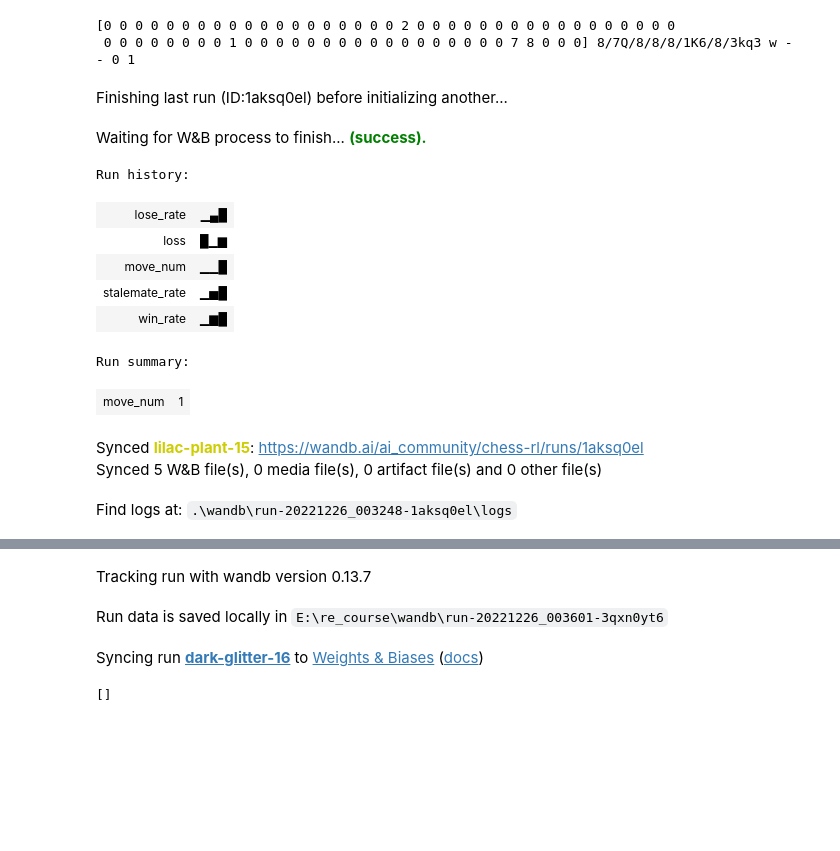
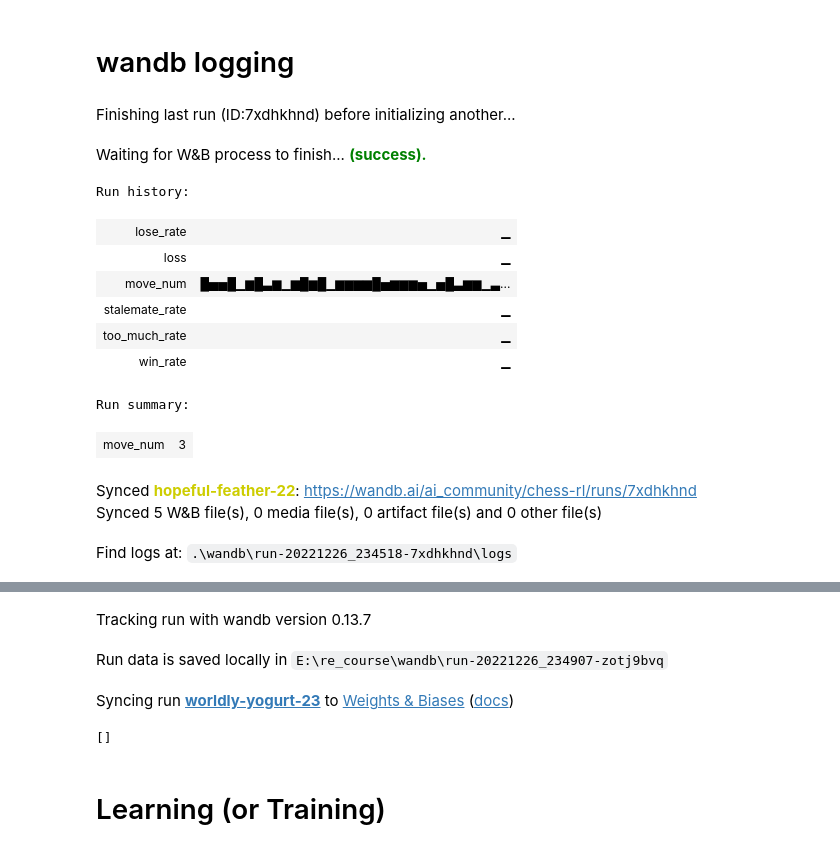
Before and after one commit to denis7502/re_course, a Jupyter notebook: dqn_agent.ipynb, the cells around one changed output, grey strips where cells are left out. Saved outputs shown, nothing was run; the diff lists cells and outputs as text; code cells hidden in the pictures; blank space fills up the shorter version.

Commit message:
simultaneous experiments and logging

```diff
--- a/dqn_agent.ipynb
+++ b/dqn_agent.ipynb
@@ -15,0 +19,10 @@ def is_checkmate(board, state):
+# %%
+frac = 0.01
+
+lr = 1e-2
+gamma = 0.96
+n_epochs = 100
+max_moves = 4
+
+stalemate_reward = 0.1
+too_much_reward = -0.6
@@ -16,14 +31,6 @@ def is_checkmate(board, state):
 # %%
 from re_algoritms.dqn import GrandMasterNet
 from re_algoritms.agents import DQNAgent
-
-board = chess.Board()
-
-lr = 1e-2
-gamma = 0.96
-n_epochs = 100
-
-stalemate_reward = 0.8
 
 policy_net = GrandMasterNet(
     board_vec_dim=68,
@@ -32,9 +39,10 @@ policy_net = GrandMasterNet(
 player = DQNAgent(
     lr=lr, gamma=gamma, model=policy_net
 )
+
 loader = tanstsovVecLoader(r'chess_app\dataset\result.json', r'chess_app\dataset\settings.json')
 loader.createDf()
-frac = 0.4
+
 dataset = loader.getAllData(frac=frac)
 fen_strings = dataset.iloc[:, 0]
 dataset = dataset.iloc[:, 1:]
@@ -57,53 +49,59 @@ dataset
-# %%
-for array, fen_string in zip(dataset.to_numpy(), fen_strings):
-    # print(_)
-    print(array, fen_string)
-    break
-# %% [output]
-[0 0 0 0 0 0 0 0 0 0 0 0 0 0 0 0 0 0 0 2 0 0 0 0 0 0 0 0 0 0 0 0 0 0 0 0 0
- 0 0 0 0 0 0 0 0 1 0 0 0 0 0 0 0 0 0 0 0 0 0 0 0 0 0 7 8 0 0 0] 8/7Q/8/8/8/1K6/8/3kq3 w - - 0 1
+# %% [markdown]
+# wandb logging
 # %%
 import wandb
 
 wandb.init(
     project='chess-rl',
     config={
         'epochs': n_epochs,
         'lr': lr,
+        'max_moves': max_moves,
         'gamma': gamma,
         'frac': frac,
-        'dataset_len': len(fen_strings)
+        'dataset_len': len(fen_strings),
+        'loss_func': '1 - torch.sum(torch.mul(self.actions, rewards))'
     }
 )
 
-wandb.run.name = f'BoardNet: {3}, MovesNet: {2}, OutputNet: {2}, activation: leaky-relu, lr={lr}, gamma={gamma}, shuffle, stalemate_reward={stalemate_reward}, 1 - loss'
+wandb.run.name = f'BoardNet: {3}, MovesNet: {2}, OutputNet: {2},' \
+                 f'activation: leaky-relu,' \
+                 f'lr={lr},' \
+                 f'gamma={gamma},' \
+                 f'shuffle,' \
+                 f'stalemate_reward={stalemate_reward},' \
+                 f'too_much_reward={too_much_reward}'
 
 wandb.define_metric("loss", summary="min")
 wandb.define_metric("loss_epoch", summary="min")
 
 wandb.define_metric('move_num')
 
 wandb.define_metric("win_rate", summary="max")
 wandb.define_metric("win_rate_epoch", summary="max")
 
 wandb.define_metric("lose_rate", summary="min")
 wandb.define_metric("lose_rate_epoch", summary="min")
 
 wandb.define_metric('stalemate_rate', summary="min")
 wandb.define_metric('stalemate_rate_epoch', summary="min")
 
+wandb.define_metric('too_much_rate', summary="min")
+wandb.define_metric('too_much_rate_epoch', summary="min")
+
 wandb.watch(player.policy_net, log='all', log_freq=10)
 # %% [output]
-Finishing last run (ID:1aksq0el) before initializing another...
+Finishing last run (ID:7xdhkhnd) before initializing another...
 Waiting for W&B process to finish... (success).
 Run history:
-| lose_rate | ▁▄█ |
-| loss | █▁▆ |
-| move_num | ▁▁█ |
-| stalemate_rate | ▁▅█ |
-| win_rate | ▁▆█ |
+| lose_rate | ▁ |
+| loss | ▁ |
+| move_num | █▅▅█▁▆█▃▆▁▆█▆█▁▆▆▆▆█▅▆▆▆▅▁▅█▃▆▆▁▃... |
+| stalemate_rate | ▁ |
+| too_much_rate | ▁ |
+| win_rate | ▁ |
 Run summary:
-| move_num | 1 |
+| move_num | 3 |
-Synced lilac-plant-15: https://wandb.ai/ai_community/chess-rl/runs/1aksq0el
+Synced hopeful-feather-22: https://wandb.ai/ai_community/chess-rl/runs/7xdhkhnd
 Synced 5 W&B file(s), 0 media file(s), 0 artifact file(s) and 0 other file(s)
-Find logs at: .\wandb\run-20221226_003248-1aksq0el\logs
+Find logs at: .\wandb\run-20221226_234518-7xdhkhnd\logs
@@ -111,4 +109,4 @@ Successfully finished last run (ID:1aksq0el). Initializing new run:
 Tracking run with wandb version 0.13.7
-Run data is saved locally in E:\re_course\wandb\run-20221226_003601-3qxn0yt6
+Run data is saved locally in E:\re_course\wandb\run-20221226_234907-zotj9bvq
-Syncing run dark-glitter-16 to Weights & Biases (docs)
+Syncing run worldly-yogurt-23 to Weights & Biases (docs)
 []
@@ -122,3 +113,5 @@ def check_gradients(model):
+# %% [markdown]
+# Learning (or Training)
 # %%
 bc_win = 0
 wh_win = 0
```
Also changed, not shown: parts of 8 cells of this notebook, 4 other files.
